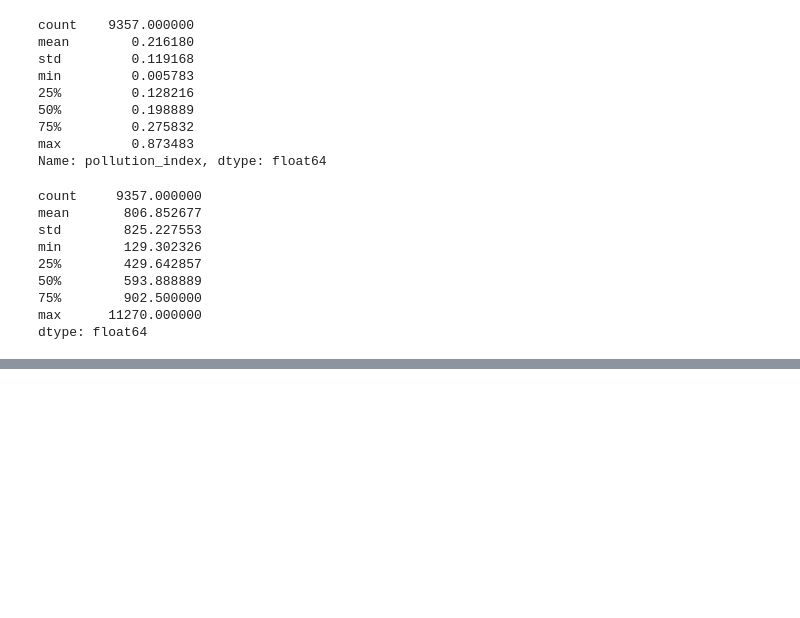
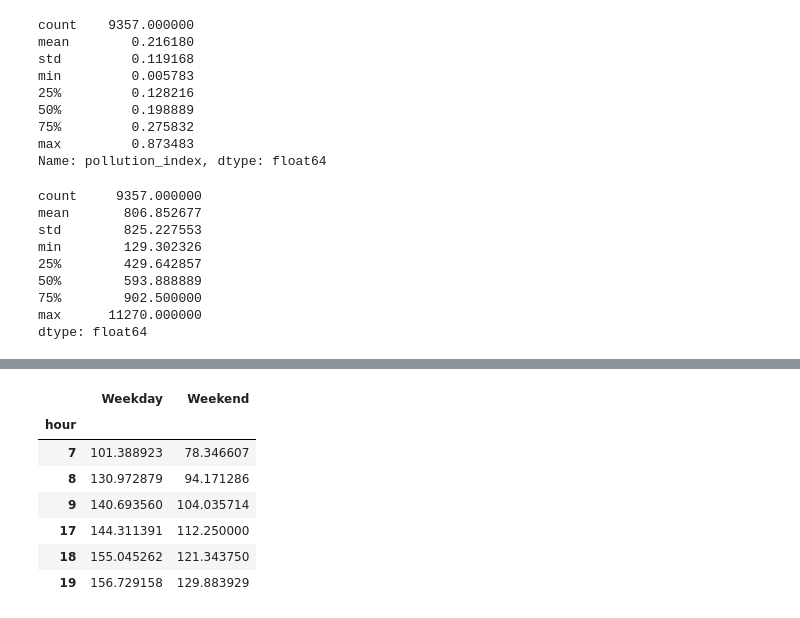
Before and after one commit to darshansuresh006-dev/air-quality-analytics, a Jupyter notebook: notebooks/01_air_quality_analysis.ipynb, the cells around one changed output, grey strips where cells are left out. Drawn from its saved outputs; the diff is of its cells as text; code cells hidden in the pictures; blank space fills up the shorter version.

```diff
--- a/notebooks/01_air_quality_analysis.ipynb
+++ b/notebooks/01_air_quality_analysis.ipynb
@@ -236,0 +321,11 @@ dtype: float64
+# %%
+no2_pivot.loc[[7, 8, 9, 17, 18, 19]]
+# %% [output]
+|  | Weekday | Weekend |
+| hour |  |  |
+| 7 | 101.388923 | 78.346607 |
+| 8 | 130.972879 | 94.171286 |
+| 9 | 140.693560 | 104.035714 |
+| 17 | 144.311391 | 112.250000 |
+| 18 | 155.045262 | 121.343750 |
+| 19 | 156.729158 | 129.883929 |
```
Also changed, not shown: parts of 5 cells of this notebook.
